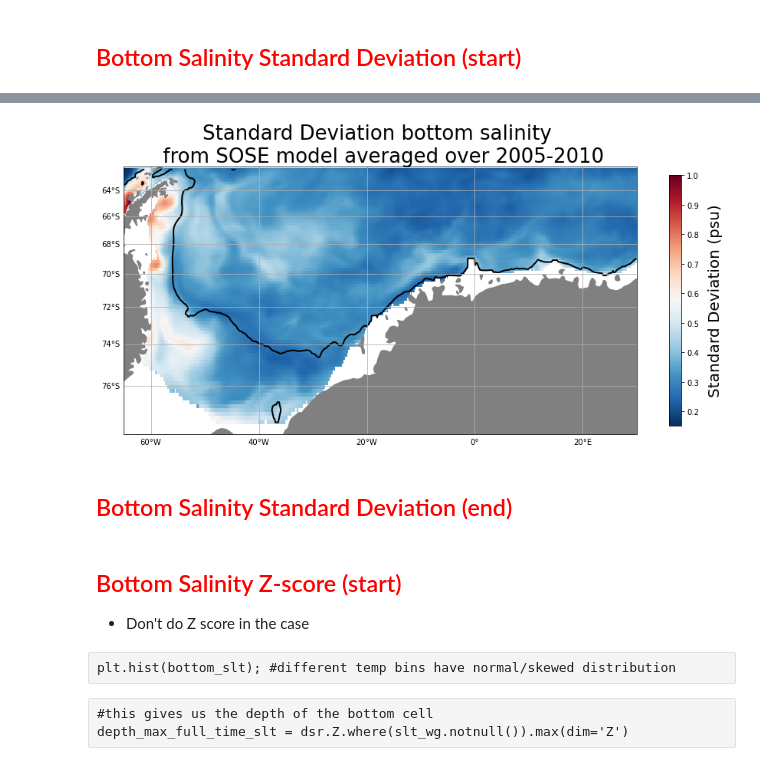
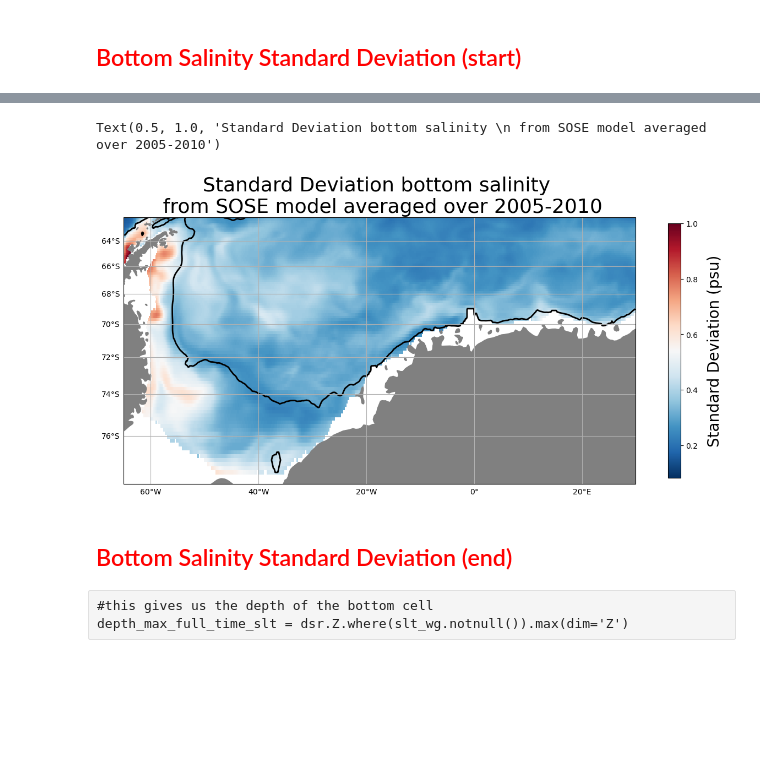
Before and after one commit to shanicetbailey/chapter1, a Jupyter notebook: SOSE-budgets/5_bottom-temp_slt-std-figs.ipynb, the cells around one changed output, grey strips where cells are left out. Cells and saved outputs as stored; diff of their text form; code cells hidden in the pictures; blank space fills up the shorter version.

```diff
--- a/SOSE-budgets/5_bottom-temp_slt-std-figs.ipynb
+++ b/SOSE-budgets/5_bottom-temp_slt-std-figs.ipynb
@@ -210,2 +186,2 @@ ax1.contour(lon_depth, lat_depth, coords_wg.Depth, levels=[1000], colors='k')
 # %%
-surface_mask = (coords.hFacC[0].isel(**lat_range, **lon_range)>0).load()
+surface_mask = (coords_surf_mask.hFacC[0] > 0).load()
@@ -355,2 +322,4 @@ bottom_temp.swap_dims({'XC': 'lon'}).plot(ax=ax)
 # %% [raw]
 bottom_temp.to_netcdf('bottom_temp.nc')
+# %%
+surf_mask = surface_mask.assign_coords({'lon': ('XC', lon_fixed)})
@@ -550,3 +522,5 @@ slt_wg = dsr.SALT.isel(**lat_range, **lon_range)
+# %%
+slt_wg = ds.SALT
 # %%
 slt_wg_mean = slt_wg.mean(dim='time')
 slt_wg_mean
@@ -671,7 +630,7 @@ Dashboard: /services/dask-gateway/clusters/prod.0b276cb3431c44caa0eaa229dd4e5685
 std_slt = slt_wg.std('time').load()
 # %%
 #this gives us the depth of the bottom cell
-depth_max_std_slt = dsr.Z.where(std_slt.notnull()).max(dim='Z') #use Z instead of Depth bc Depth doesn't have dim Z
+depth_max_std_slt = ds.Z.where(std_slt.notnull()).max(dim='Z') #use Z instead of Depth bc Depth doesn't have dim Z
 # %%
 bottom_std_slt = std_slt.sel(Z=depth_max_std_slt.fillna(0.)).load()
 # %%
@@ -699,39 +659,34 @@ Dimensions without coordinates: YC, XC
 # %%
 proj = ccrs.Mercator() #with Mercator you can put lat lon values.
 fig, ax = plt.subplots(figsize=(15, 15), subplot_kw=dict(projection=proj))
 
 ax.set_extent([-65, 30, -78, -62], crs=ccrs.PlateCarree())
 ax.add_feature(cfeature.NaturalEarthFeature('physical', 'land', '50m',
                                             edgecolor='face',
                                             facecolor='0.5'))
 #1000m isobath
-ax.contour(lon_fixed, lat_depth, coords_wg.Depth, levels=[1000], colors='k', linewidths=2, transform=ccrs.PlateCarree())
+ax.contour(lon_fixed, lat_depth, coords.Depth, levels=[1000], colors='k', linewidths=2, transform=ccrs.PlateCarree())
 
-im = ax.pcolormesh(lon_fixed, lat_temp, bottom_std_slt.where(surface_mask), transform=ccrs.PlateCarree(), cmap='RdBu_r', vmax=1)
+im = ax.pcolormesh(lon_fixed, lat_temp, bottom_std_slt.where(surf_mask), transform=ccrs.PlateCarree(), cmap='RdBu_r', vmax=1)
 
 cb = fig.colorbar(im, ax=ax, shrink=0.4)
 cb.set_label('Standard Deviation (psu)', labelpad=12, fontsize=20)
 
 g1 = ax.gridlines(crs=ccrs.PlateCarree(), draw_labels=True)
 g1.xlabels_top = False
 g1.ylabels_right = False
 
 #ax.text(-0.07, 0.55, 'Latitude', va='bottom', ha='center',
 #        rotation='vertical', rotation_mode='anchor',
 #        transform=ax.transAxes, fontsize=12)
 #ax.text(0.5, -0.13, 'Longitude', va='bottom', ha='center',
 #        rotation='horizontal', rotation_mode='anchor',
 #        transform=ax.transAxes, fontsize=12)
 
 plt.title('Standard Deviation bottom salinity \n from SOSE model averaged over 2005-2010', fontsize=26 )
-plt.savefig('std-bot-salt-sose-1km-isobath.pdf');
+#plt.savefig('std-bot-salt-sose-1km-isobath.pdf');
 # %% [output]
+Text(0.5, 1.0, 'Standard Deviation bottom salinity \n from SOSE model averaged over 2005-2010')
-[figure, old version]
+[figure, new version]
 # %% [markdown]
 ## <span style='color:Red'> Bottom Salinity Standard Deviation (end)
-# %% [markdown]
-## <span style='color:Red'> Bottom Salinity Z-score (start)
-
-* Don't do Z score in the case
-# %% [raw]
-plt.hist(bottom_slt); #different temp bins have normal/skewed distribution
```
Also changed, not shown: parts of 68 cells of this notebook.
